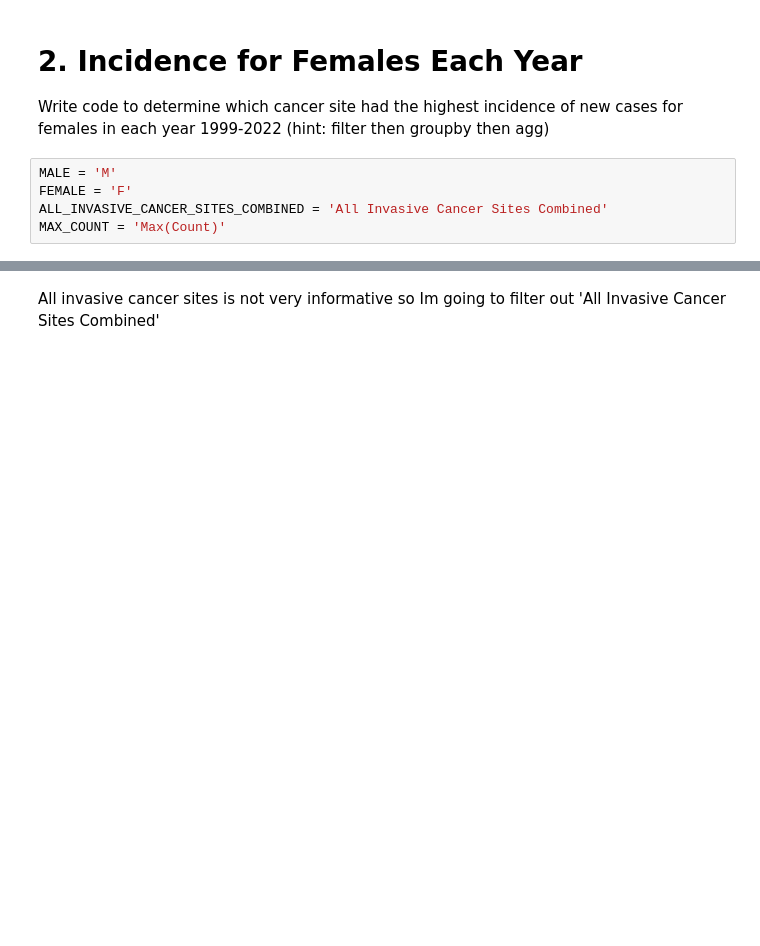
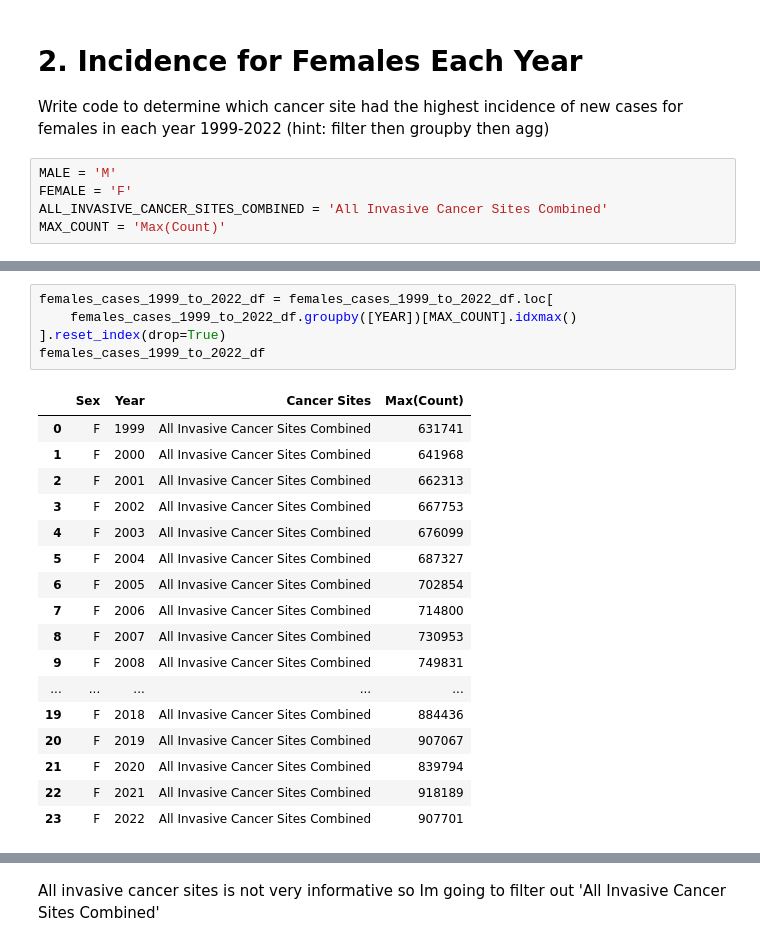
Before and after one commit to ipacheco9311/CS-577-07-Data-Science-Fall-2025, a Jupyter notebook: Assignments/Assignment1/src/assignment1-1.ipynb, the cells around one changed output, grey strips where cells are left out. Drawn from its saved outputs; the diff is of its cells as text; blank space fills up the shorter version.

```diff
--- a/Assignments/Assignment1/src/assignment1-1.ipynb
+++ b/Assignments/Assignment1/src/assignment1-1.ipynb
@@ -150,0 +143,23 @@ Name: 118, dtype: object
+# %%
+females_cases_1999_to_2022_df = females_cases_1999_to_2022_df.loc[
+    females_cases_1999_to_2022_df.groupby([YEAR])[MAX_COUNT].idxmax()
+].reset_index(drop=True)
+females_cases_1999_to_2022_df
+# %% [output]
+|  | Sex | Year | Cancer Sites | Max(Count) |
+| 0 | F | 1999 | All Invasive Cancer Sites Combined | 631741 |
+| 1 | F | 2000 | All Invasive Cancer Sites Combined | 641968 |
+| 2 | F | 2001 | All Invasive Cancer Sites Combined | 662313 |
+| 3 | F | 2002 | All Invasive Cancer Sites Combined | 667753 |
+| 4 | F | 2003 | All Invasive Cancer Sites Combined | 676099 |
+| 5 | F | 2004 | All Invasive Cancer Sites Combined | 687327 |
+| 6 | F | 2005 | All Invasive Cancer Sites Combined | 702854 |
+| 7 | F | 2006 | All Invasive Cancer Sites Combined | 714800 |
+| 8 | F | 2007 | All Invasive Cancer Sites Combined | 730953 |
+| 9 | F | 2008 | All Invasive Cancer Sites Combined | 749831 |
+| ... | ... | ... | ... | ... |
+| 19 | F | 2018 | All Invasive Cancer Sites Combined | 884436 |
+| 20 | F | 2019 | All Invasive Cancer Sites Combined | 907067 |
+| 21 | F | 2020 | All Invasive Cancer Sites Combined | 839794 |
+| 22 | F | 2021 | All Invasive Cancer Sites Combined | 918189 |
+| 23 | F | 2022 | All Invasive Cancer Sites Combined | 907701 |
```
Also changed, not shown: parts of 18 cells of this notebook.
